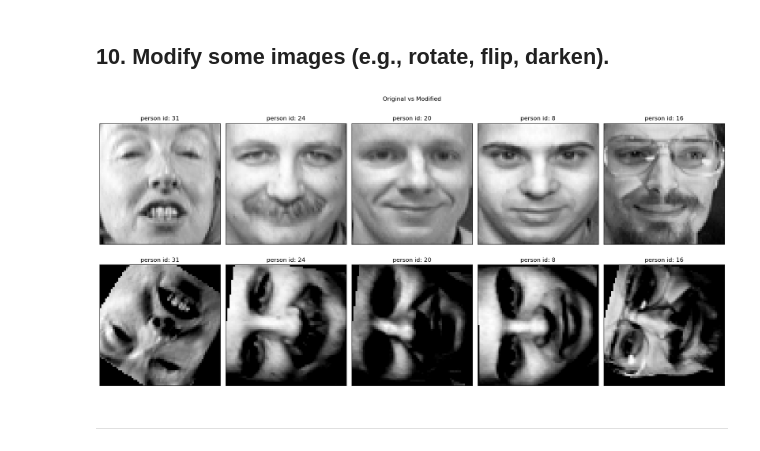
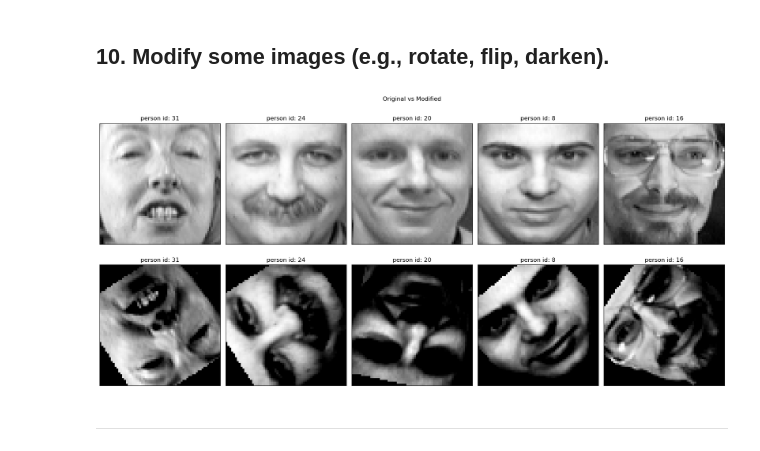
Before and after one commit to Ale248/FALL2024_COMP257, a Jupyter notebook: Assignment4/A4_Question1.ipynb, the cells around one changed output. Saved outputs shown, nothing was run; the diff lists cells and outputs as text; code cells hidden in the pictures.

```diff
--- a/Assignment4/A4_Question1.ipynb
+++ b/Assignment4/A4_Question1.ipynb
@@ -97,7 +85,7 @@ covariance_types = ["spherical", "diag", "tied", "full"]
 
 aic_scores_4 = []
 bic_scores_4 = []
-n_components = 35
+n_components = 20
 n_inits = 10
 
 for c_type in covariance_types:
@@ -137,7 +125,7 @@ Best covariance type by BIC: diag
 ## 5. Determine the minimum number of clusters that best represent the dataset using either AIC or BIC.
 # %%
 covariance_type = "diag"
-n_components_range = range(1, 31)
+n_components_range = range(1, 21)
 n_inits = 10
 aic_scores_5 = []
 bic_scores_5 = []
@@ -242,7 +242,7 @@ plt.show()
 ## 7. Output the hard clustering assignments for each instance to identify which cluster each image belongs to.
 # %%
 # Using parameters from above
-n_components = 3
+n_components = 2 # from BIC
 covariance_type = "diag"
 n_inits = 10
 
@@ -255,4 +255,8 @@ gm.fit(X_train_reduced)
 
 y_train_hard = gm.predict(X_train_reduced)
 print(y_train_hard)
+
+counts = np.bincount(y_train_hard)
+print(f"Count of 0s: {counts[0]}")
+print(f"Count of 1s: {counts[1]}")
 # %% [output]
@@ -340,41 +346,44 @@ for i in range(5):
 ## 10. Modify some images (e.g., rotate, flip, darken).
 # %%
 X_modified = []
+random.seed(42) # for random angles
 
+# Modify first 5 images in training set
 for i in range(5):
     original_image = X_train[i].reshape(64, 64)
 
-    # Rotate image
-    modified_image = rotate(original_image, angle=random.randint(30, 150), reshape=False)
+    # Rotate image (random angles between -180 and 180)
+    modified_image = rotate(original_image, angle=random.randint(-180, 180), reshape=False)
 
-    # Flip vertically
-    modified_image = np.flip(modified_image, axis=0)
+    # Flip horizontally
+    modified_image = np.flip(modified_image, axis=1)
 
     # Darken
     modified_image = modified_image - 0.45
 
     # Ensure values are still between 0 and 1
     modified_image = np.clip(modified_image, 0, 1)
 
     X_modified.append(modified_image)
 
+# Plot unmodified vs modified
 fig, axarr = plt.subplots(nrows=2, ncols=5, figsize=(18,9))
 axarr = axarr.flatten()
 for i in range(5):
     axarr[i].imshow(X_train[i].reshape(64, 64), cmap='gray')
     axarr[i].set_xticks([])
     axarr[i].set_yticks([])
     axarr[i].set_title(f"person id: {y_train[i]}")
 for i in range(5, 10):
     axarr[i].imshow(X_modified[i-5], cmap='gray')
     axarr[i].set_xticks([])
     axarr[i].set_yticks([])
     axarr[i].set_title(f"person id: {y_train[i-5]}")
 plt.suptitle("Original vs Modified")
 plt.tight_layout()
 plt.show()
 # %% [output]
-[figure, old version]
+[figure, new version]
 # %% [markdown]
 ---
 # %% [markdown]
```
Also changed, not shown: parts of 16 cells of this notebook, 1 other file.
